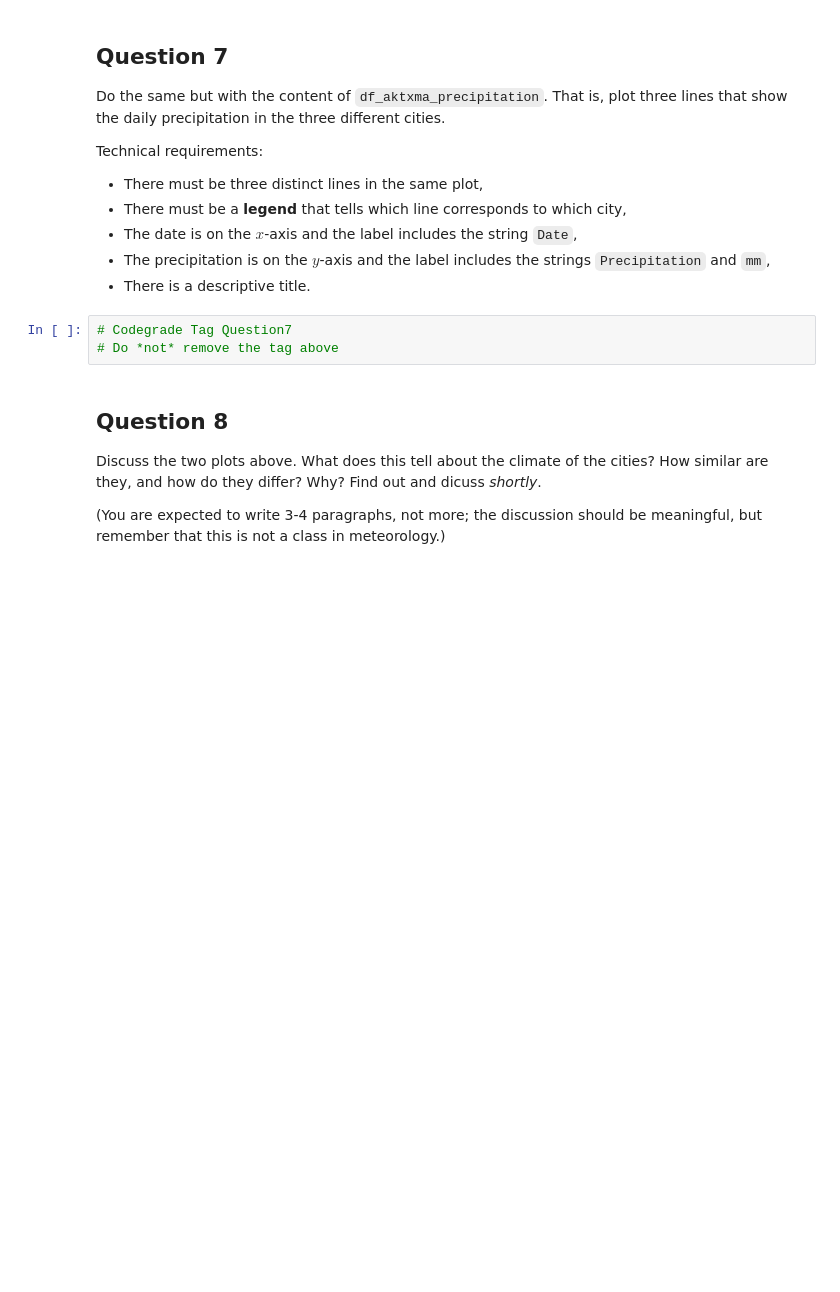
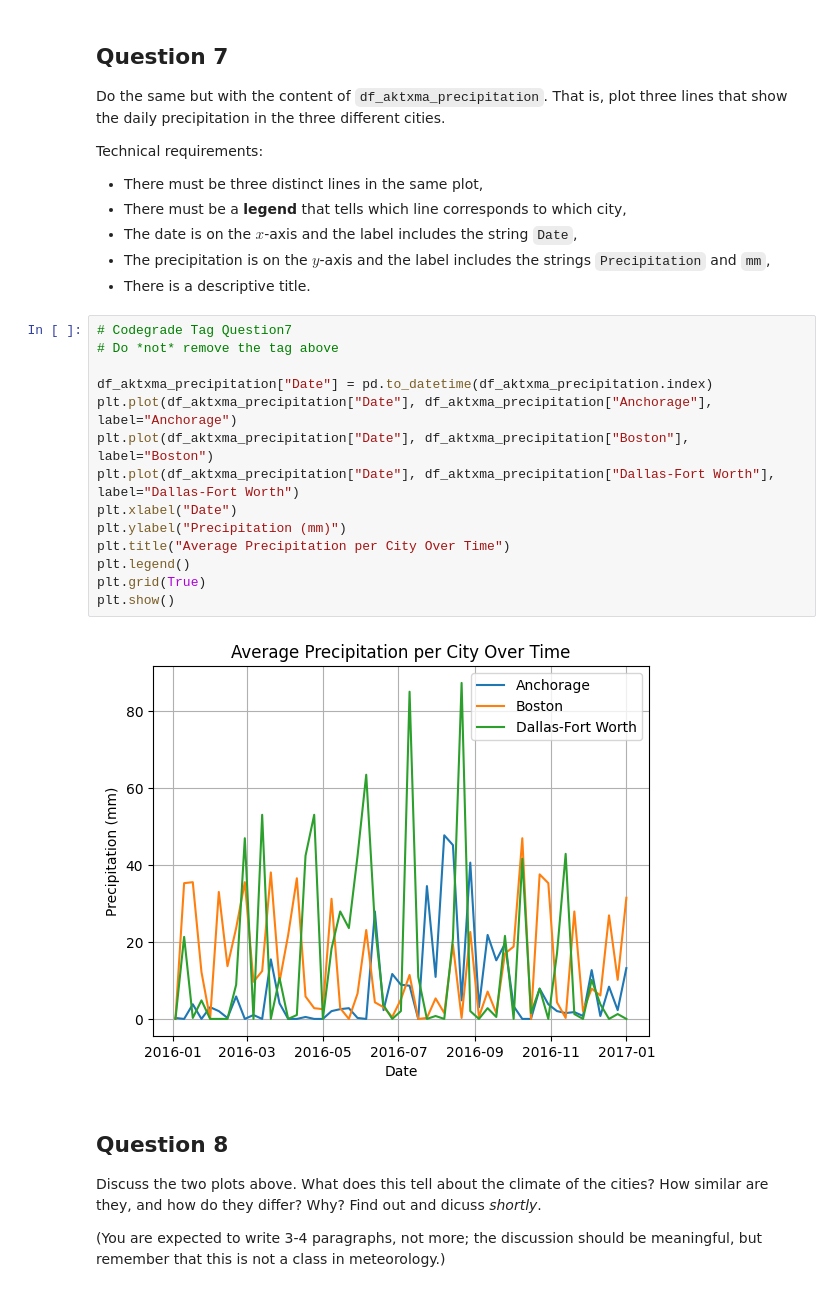
Before and after one commit to david-ferm00/data_science_and_ai, a Jupyter notebook: assignment1_template.ipynb, the cells around one changed output. Cells and saved outputs as stored; diff of their text form; blank space fills up the shorter version.

```diff
--- a/assignment1_template.ipynb
+++ b/assignment1_template.ipynb
@@ -144,6 +156,19 @@ Technical requirements:
 # %%
 # Codegrade Tag Question7
 # Do *not* remove the tag above
+
+df_aktxma_precipitation["Date"] = pd.to_datetime(df_aktxma_precipitation.index)
+plt.plot(df_aktxma_precipitation["Date"], df_aktxma_precipitation["Anchorage"], label="Anchorage")
+plt.plot(df_aktxma_precipitation["Date"], df_aktxma_precipitation["Boston"], label="Boston")
+plt.plot(df_aktxma_precipitation["Date"], df_aktxma_precipitation["Dallas-Fort Worth"], label="Dallas-Fort Worth")
+plt.xlabel("Date")
+plt.ylabel("Precipitation (mm)")
+plt.title("Average Precipitation per City Over Time")
+plt.legend()
+plt.grid(True)
+plt.show()
+# %% [output]
+[figure, added]
 # %% [markdown]
 ## Question 8
 
```
Also changed, not shown: parts of 3 cells of this notebook, 1 other file.
